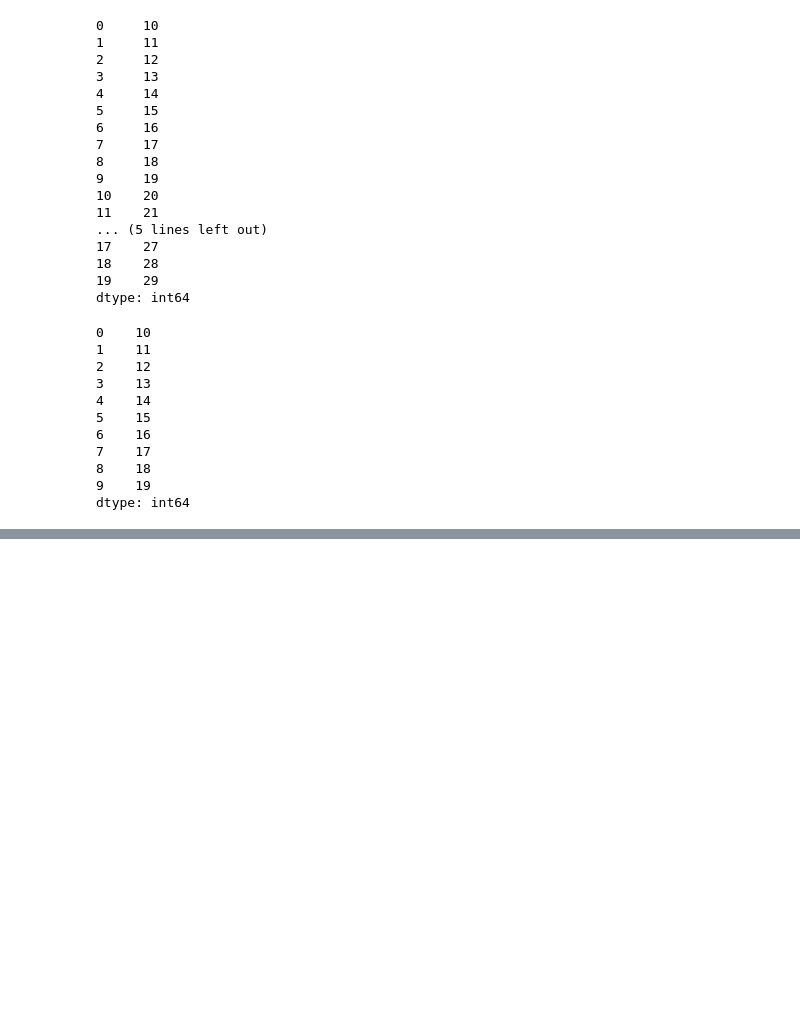
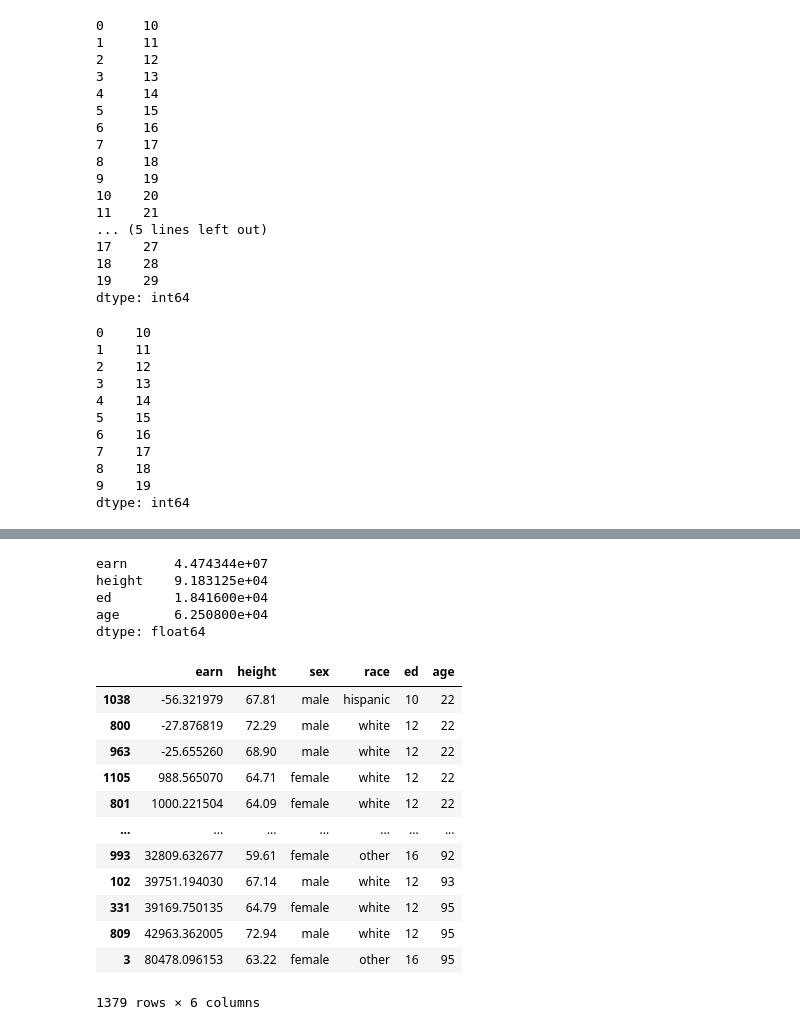
Before and after one commit to yonggeunkwon/TIL, a Jupyter notebook: pandas/4_selection_drop.ipynb, the cells around one changed output, grey strips where cells are left out. Cells and saved outputs as stored; diff of their text form; code cells hidden in the pictures; blank space fills up the shorter version.

```diff
--- a/pandas/4_selection_drop.ipynb
+++ b/pandas/4_selection_drop.ipynb
@@ -714,0 +1156,9 @@ dtype: int64
+# %%
+numeric_cols = ["earn", "height", "ed", "age"]
+df[numeric_cols].sum(axis = 0)
+# %% [output]
+earn      4.474344e+07
+height    9.183125e+04
+ed        1.841600e+04
+age       6.250800e+04
+dtype: float64
@@ -714,0 +1168,17 @@ dtype: int64
+# %%
+# 오름차순 정렬 (index 값이 섞여서 나옴)
+df.sort_values(["age", "earn"], ascending=True)
+# %% [output]
+|  | earn | height | sex | race | ed | age |
+| 1038 | -56.321979 | 67.81 | male | hispanic | 10 | 22 |
+| 800 | -27.876819 | 72.29 | male | white | 12 | 22 |
+| 963 | -25.655260 | 68.90 | male | white | 12 | 22 |
+| 1105 | 988.565070 | 64.71 | female | white | 12 | 22 |
+| 801 | 1000.221504 | 64.09 | female | white | 12 | 22 |
+| ... | ... | ... | ... | ... | ... | ... |
+| 993 | 32809.632677 | 59.61 | female | other | 16 | 92 |
+| 102 | 39751.194030 | 67.14 | male | white | 12 | 93 |
+| 331 | 39169.750135 | 64.79 | female | white | 12 | 95 |
+| 809 | 42963.362005 | 72.94 | male | white | 12 | 95 |
+| 3 | 80478.096153 | 63.22 | female | other | 16 | 95 |
+1379 rows × 6 columns
```
Also changed, not shown: parts of 58 cells of this notebook, 1 other file.
